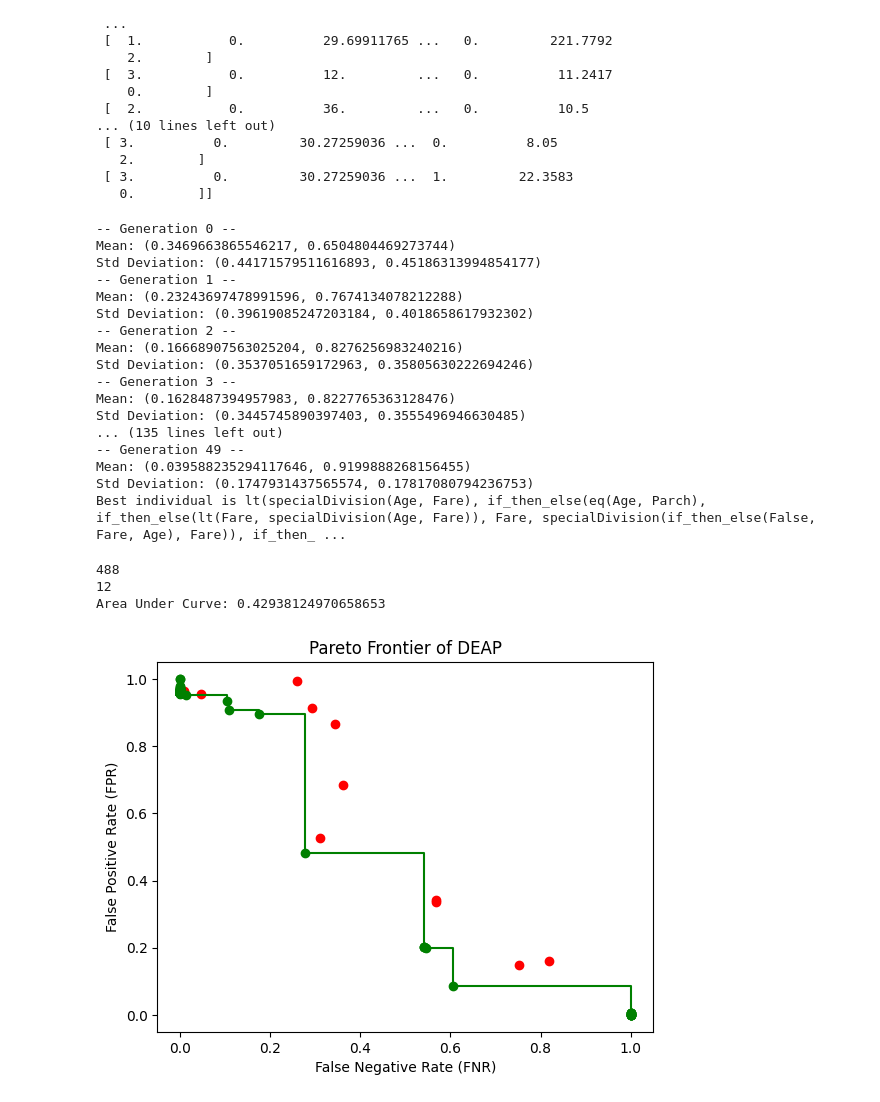
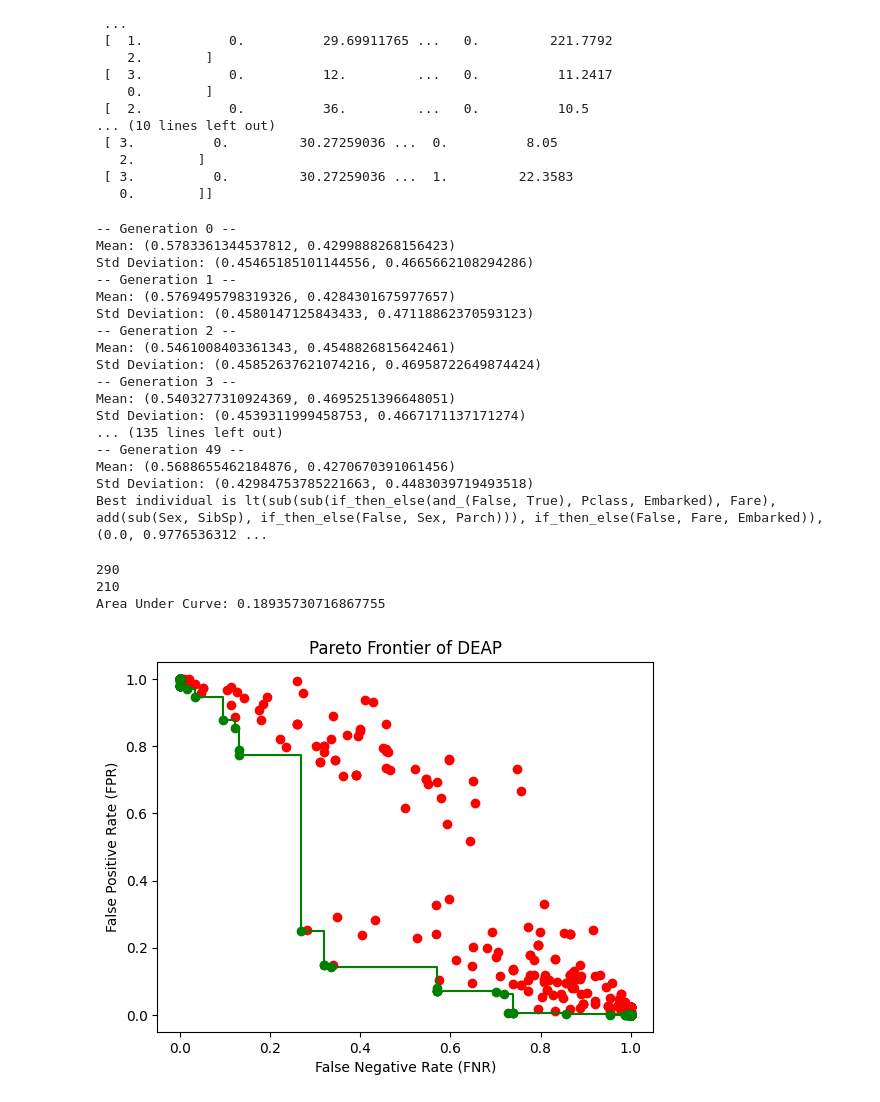
Before and after one commit to vmallela0/titanic-mogp, a Jupyter notebook: strongly_typed_titanic.ipynb, the cells around one changed output. Cells and saved outputs as stored; diff of their text form; code cells hidden in the pictures.

```diff
--- a/strongly_typed_titanic.ipynb
+++ b/strongly_typed_titanic.ipynb
@@ -118,7 +119,7 @@ pset.addTerminal(True,bool)
 pset.addTerminal(False,bool)
 # %%
 toolbox = base.Toolbox()
-toolbox.register("select", tools.selTournament, tournsize=3)
+
 toolbox.register("mate", gp.cxOnePoint)
 toolbox.register("expr_mut", gp.genFull, min_=0, max_=2)
 toolbox.register("expr", gp.genHalfAndHalf, pset=pset, min_=1, max_=2)
@@ -126,6 +127,7 @@ toolbox.register("mutate", gp.mutUniform, expr=toolbox.expr_mut, pset=pset)
 toolbox.register("individual", tools.initIterate, creator.Individual, toolbox.expr)
 toolbox.register("compile", gp.compile, pset=pset)
 toolbox.register("population", tools.initRepeat, list, toolbox.individual)
+toolbox.register("select", tools.selNSGA2,nd='standard')
 def evalInd(individual,pset):
     func  = gp.compile(expr=individual,pset=pset)
     # Need to find a way to return the
@@ -200,22 +202,22 @@ best_ind = tools.selBest(pop, 1)[0]
 print("Best individual is %s, %s" % (best_ind, best_ind.fitness.values))
 # %% [output]
 -- Generation 0 --
-Mean: (0.3469663865546217, 0.6504804469273744)
-Std Deviation: (0.44171579511616893, 0.45186313994854177)
+Mean: (0.5783361344537812, 0.4299888268156423)
+Std Deviation: (0.45465185101144556, 0.4665662108294286)
 -- Generation 1 --
-Mean: (0.23243697478991596, 0.7674134078212288)
-Std Deviation: (0.39619085247203184, 0.4018658617932302)
+Mean: (0.5769495798319326, 0.4284301675977657)
+Std Deviation: (0.4580147125843433, 0.47118862370593123)
 -- Generation 2 --
-Mean: (0.16668907563025204, 0.8276256983240216)
-Std Deviation: (0.3537051659172963, 0.35805630222694246)
+Mean: (0.5461008403361343, 0.4548826815642461)
+Std Deviation: (0.45852637621074216, 0.46958722649874424)
 -- Generation 3 --
-Mean: (0.1628487394957983, 0.8227765363128476)
-Std Deviation: (0.3445745890397403, 0.3555496946630485)
+Mean: (0.5403277310924369, 0.4695251396648051)
+Std Deviation: (0.4539311999458753, 0.4667171137171274)
 ... (135 lines left out)
 -- Generation 49 --
-Mean: (0.039588235294117646, 0.9199888268156455)
-Std Deviation: (0.1747931437565574, 0.17817080794236753)
-Best individual is lt(specialDivision(Age, Fare), if_then_else(eq(Age, Parch), if_then_else(lt(Fare, specialDivision(Age, Fare)), Fare, specialDivision(if_then_else(False, Fare, Age), Fare)), if_then_ ...
+Mean: (0.5688655462184876, 0.4270670391061456)
+Std Deviation: (0.42984753785221663, 0.4483039719493518)
+Best individual is lt(sub(sub(if_then_else(and_(False, True), Pclass, Embarked), Fare), add(sub(Sex, SibSp), if_then_else(False, Sex, Parch))), if_then_else(False, Fare, Embarked)), (0.0, 0.9776536312 ...
 # %%
 individual_fitnesses = [ind.fitness.values for ind in pop]
 # %%
@@ -231,36 +233,36 @@ pareto_frontier=[]
 non_frontier=[]
 for model1 in individual_fitnesses:
     pareto = True
     for model2 in individual_fitnesses:
         if (paretoDominance(model1,model2) == -1):
             pareto = False
     if pareto:
         pareto_frontier.append(model1)
     else:
         non_frontier.append(model1)
 
-pareto_frontier.sort(key=lambda x: x[0])
+pareto_frontier.sort(key=lambda x: x[1])
 pareto_frontier_x = [model[0] for model in pareto_frontier]
 pareto_frontier_y = [model[1] for model in pareto_frontier]
 non_frontier_x = [model[0] for model in non_frontier]
 non_frontier_y = [model[1] for model in non_frontier]
 print(len(pareto_frontier))
 print(len(non_frontier))
 plt.scatter(non_frontier_x,non_frontier_y,color="r")
 plt.scatter(pareto_frontier_x,pareto_frontier_y,color="g")
-plt.plot(pareto_frontier_x,pareto_frontier_y, color="g",drawstyle='steps-post') #Doesn't draw Steps post when I set drawstyle to 'steps-post'?
+plt.plot(pareto_frontier_x,pareto_frontier_y, color="g",drawstyle='steps') #Doesn't draw Steps post when I set drawstyle to 'steps-post'?
 plt.xlabel("False Negative Rate (FNR)")
 plt.ylabel("False Positive Rate (FPR)")
 plt.title("Pareto Frontier of DEAP")
 
 
 f1 = np.array(pareto_frontier_x)
 f2 = np.array(pareto_frontier_y)
 
 """Calculate area under curve with least squares method"""
 print("Area Under Curve: %s" % (np.sum(np.abs(np.diff(f1))*f2[:-1])))
 # %% [output]
-488
-12
-Area Under Curve: 0.42938124970658653
+290
+210
+Area Under Curve: 0.18935730716867755
-[figure, old version]
+[figure, new version]
```
Also changed, not shown: parts of 1 cell of this notebook.
